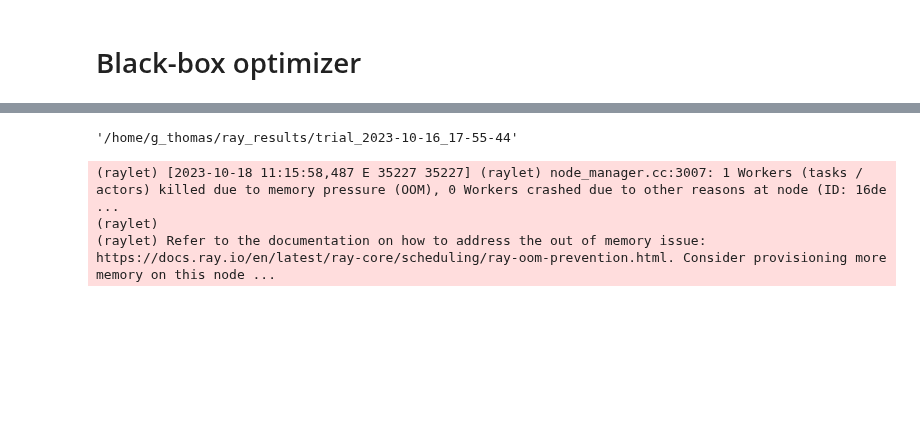
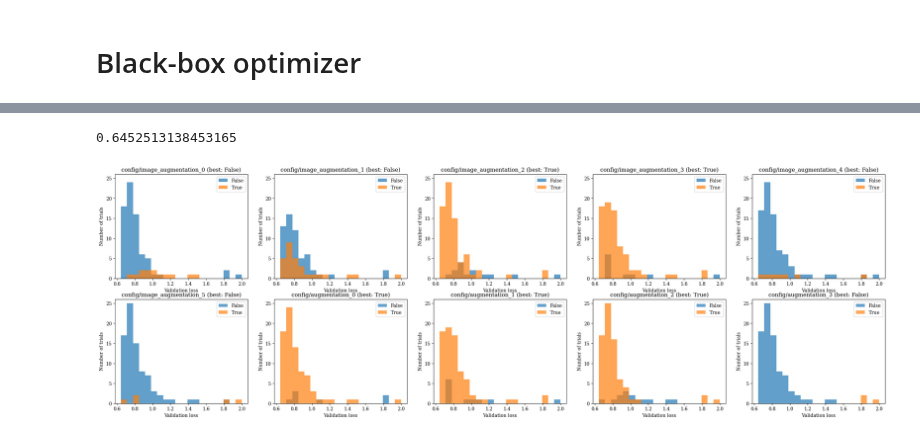
Before and after one commit to Whojo/Autonomous-Navigation-Offroad-by-traversability-analysis, a Jupyter notebook: src/models_development/multimodal_velocity_regression_alt/hyperparameter-tuning.ipynb, the cells around one changed output, grey strips where cells are left out. Cells and saved outputs as stored; diff of their text form; code cells hidden in the pictures; blank space fills up the shorter version.

Commit message:
Add explanability plot to hp-tuning

```diff
--- a/src/models_development/multimodal_velocity_regression_alt/hyperparameter-tuning.ipynb
+++ b/src/models_development/multimodal_velocity_regression_alt/hyperparameter-tuning.ipynb
@@ -180,3 +184,10 @@ Resume experiment with: Tuner.restore(path="/home/g_thomas/ray_results/trial_202
+# %%
+from ray.tune.analysis import ExperimentAnalysis
+
+results = tune.Tuner.restore(
+    "/home/g_thomas/ray_results/trial_2023-10-18_15-53-36/",
+    trainable=gpu_trial,
+).get_results()
 # %%
 print("Best hyperparameters found were: ", results.get_best_result().config)
 # %% [output]
@@ -204,7 +226,39 @@ Index(['iterations', 'train_loss', 'val_loss', 'timestamp', 'done',
-# %%
-results.experiment_path
-# %% [output]
-'/home/g_thomas/ray_results/trial_2023-10-16_17-55-44'
-(raylet) [2023-10-18 11:15:58,487 E 35227 35227] (raylet) node_manager.cc:3007: 1 Workers (tasks / actors) killed due to memory pressure (OOM), 0 Workers crashed due to other reasons at node (ID: 16de ...
-(raylet)
-(raylet) Refer to the documentation on how to address the out of memory issue: https://docs.ray.io/en/latest/ray-core/scheduling/ray-oom-prevention.html. Consider provisioning more memory on this node ...
+# %%
+import matplotlib.pyplot as plt
+
+plt.rcParams["text.usetex"] = False
+# %%
+df["config/optimizer"] = df["config/optimizer"].astype(str)
+# %%
+min(df["val_loss"])
+# %% [output]
+0.6452513138453165
+# %%
+range_ = df["val_loss"].min(), 2
+NB_ROWS = 2
+columns = [col for col in df.columns if "augmentation" in col]
+
+_, ax_list = plt.subplots(
+    NB_ROWS, len(columns) // NB_ROWS, figsize=(3 * len(columns), 9)
+)
+
+for col, ax in zip(columns, ax_list.flatten()):
+    ax.set_title(f"{col} (best: {best[col]})")
+    # ax.set_xticks(rotation=90)
+
+    if "augmentation" in col:
+        for value, group in df.groupby(col):
+            ax.hist(
+                group["val_loss"],
+                label=value,
+                range=range_,
+                bins=20,
+                alpha=0.7,
+            )
+
+    ax.set_xlabel("Validation loss")
+    ax.set_ylabel("Number of trials")
+    ax.legend()
+    ax.set_ylim(0, 26)
+# %% [output]
+[figure, added]
```
Also changed, not shown: parts of 9 cells of this notebook.
